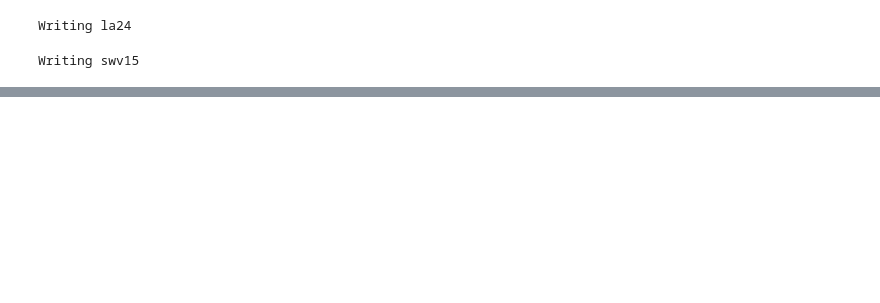
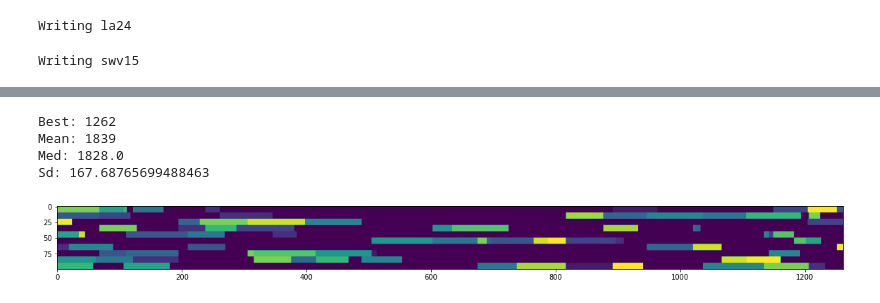
Before and after one commit to sebasatarama/PC1_AdvancedAritificialInteligence_DiegoAtarama, a Jupyter notebook: code/PC1_Part1.ipynb, the cells around one changed output, grey strips where cells are left out. Drawn from its saved outputs; the diff is of its cells as text; code cells hidden in the pictures; blank space fills up the shorter version.

```diff
--- a/code/PC1_Part1.ipynb
+++ b/code/PC1_Part1.ipynb
@@ -207,0 +213,8 @@ Sd: 168.0149534718512
+# %%
+y = RandomSampleSolution('la24')
+# %% [output]
+Best: 1262
+Mean: 1839
+Med: 1828.0
+Sd: 167.68765699488463
+[figure, added]
```
Also changed, not shown: parts of 14 cells of this notebook.
